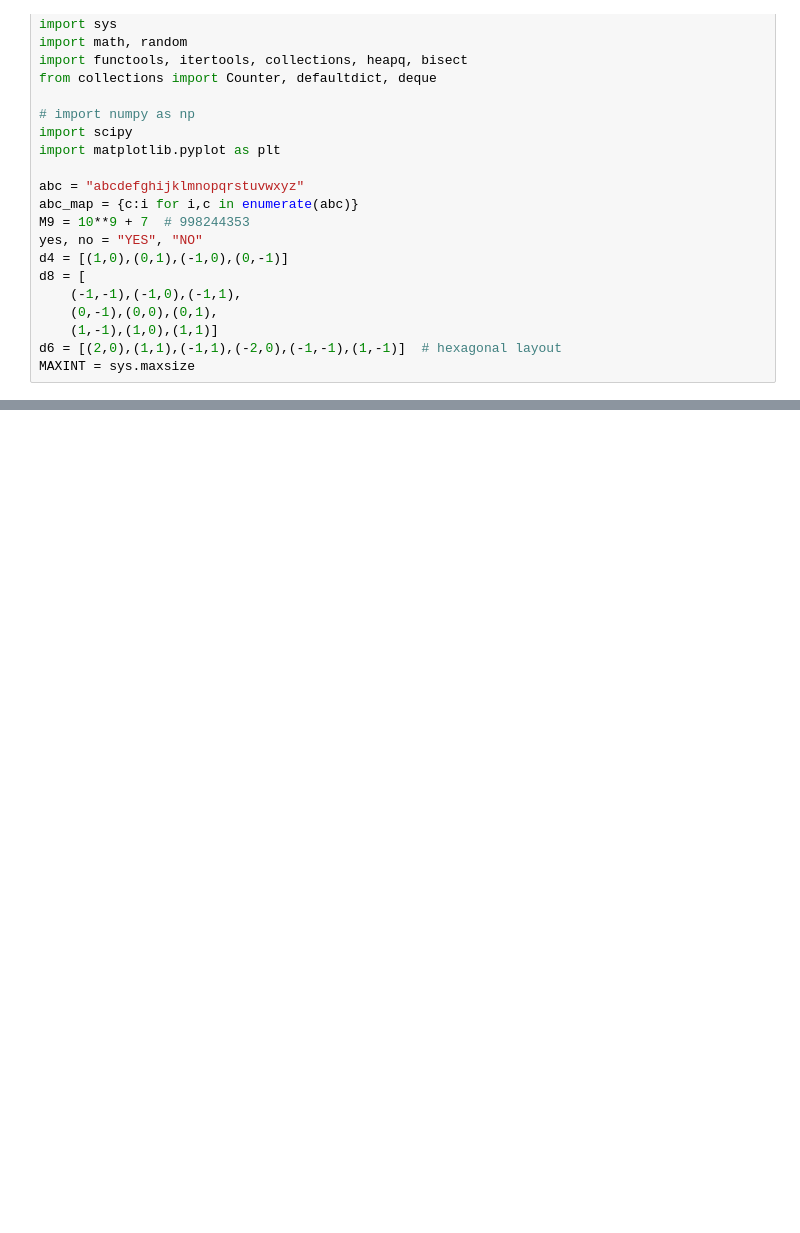
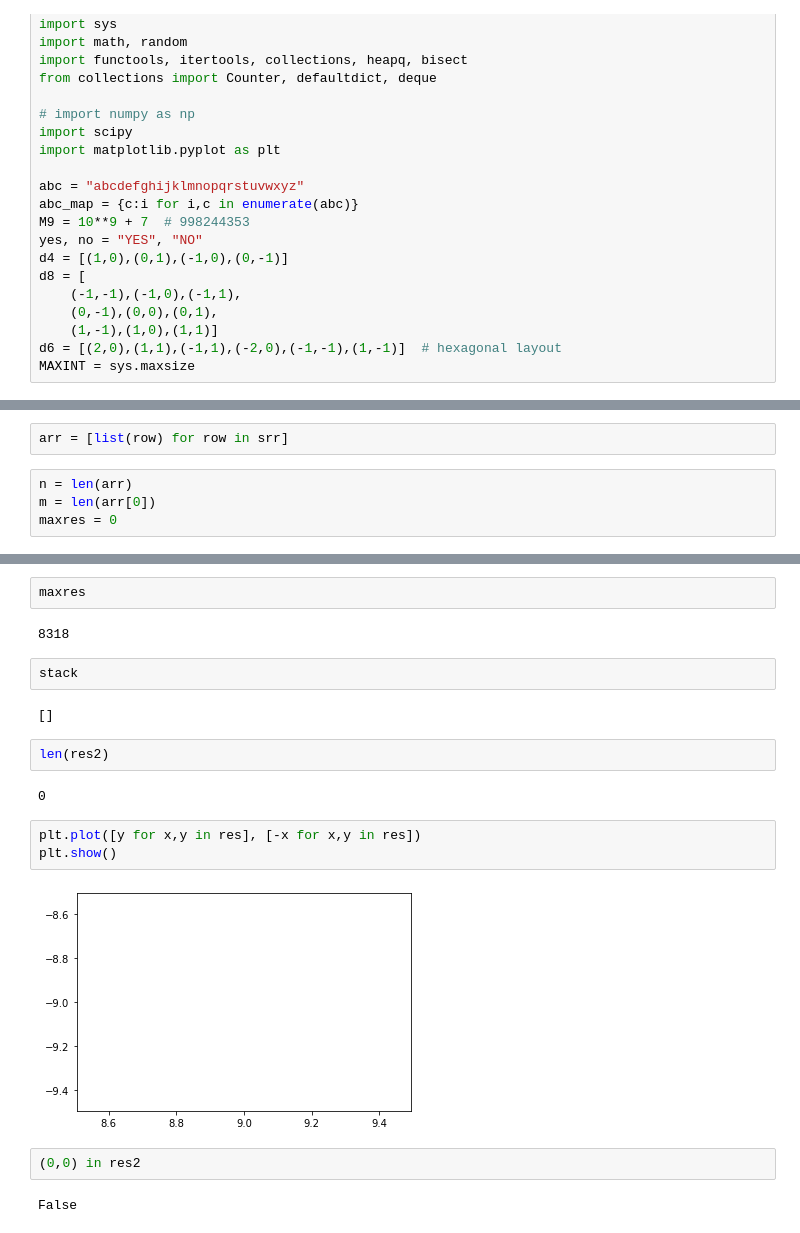
Before and after one commit to tonghuikang/codecomp, a Jupyter notebook: template/notebook_adhoc.ipynb, the cells around one changed output, grey strips where cells are left out. Saved outputs shown, nothing was run; the diff lists cells and outputs as text; blank space fills up the shorter version.

```diff
--- a/template/notebook_adhoc.ipynb
+++ b/template/notebook_adhoc.ipynb
@@ -42,0 +60,6 @@ O.#..O.#.#
+# %%
+arr = [list(row) for row in srr]
+# %%
+n = len(arr)
+m = len(arr[0])
+maxres = 0
@@ -42,0 +181,21 @@ O.#..O.#.#
+# %%
+maxres
+# %% [output]
+8318
+# %%
+stack
+# %% [output]
+[]
+# %%
+len(res2)
+# %% [output]
+0
+# %%
+plt.plot([y for x,y in res], [-x for x,y in res])
+plt.show()
+# %% [output]
+[figure, added]
+# %%
+(0,0) in res2
+# %% [output]
+False
```
Also changed, not shown: parts of 8 cells of this notebook.
